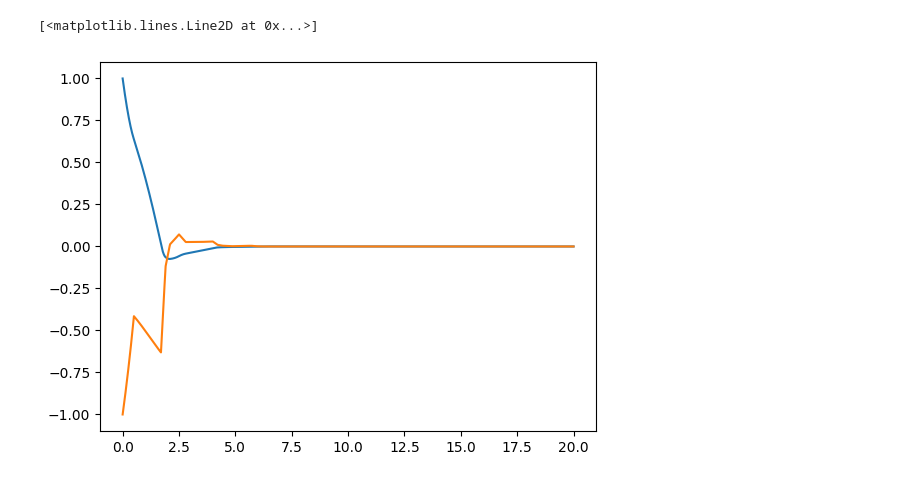
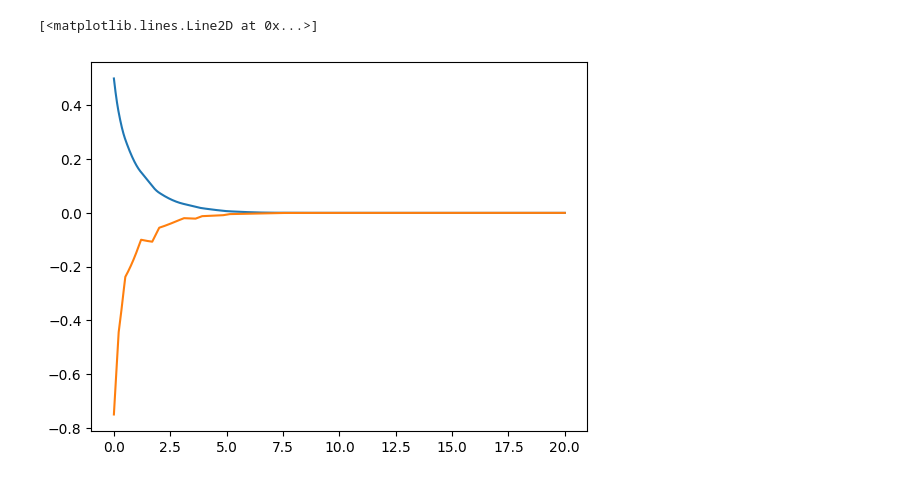
Before and after one commit to andel-vitorio/event-based-control, a Jupyter notebook: core/DataAnalisys.ipynb, the cells around one changed output. Saved outputs shown, nothing was run; the diff lists cells and outputs as text; code cells hidden in the pictures.

```diff
--- a/core/DataAnalisys.ipynb
+++ b/core/DataAnalisys.ipynb
@@ -1,20 +1,20 @@
 # %%
 import matplotlib.pyplot as plt
 import numpy as np
 
 
 def load_signal(filepath):
   return np.fromfile(filepath, dtype='float64')
 
 
-time = load_signal('simulations/lpv-system-open-loop/time.bin')
-x1 = load_signal('simulations/lpv-system-open-loop/x1.bin')
-x2 = load_signal('simulations/lpv-system-open-loop/x2.bin')
+time = load_signal('simulations/lpv-system-mtd-closed-loop/time.bin')
+x1 = load_signal('simulations/lpv-system-mtd-closed-loop/x1.bin')
+x2 = load_signal('simulations/lpv-system-mtd-closed-loop/x2.bin')
 
 # # Visualização rápida
 plt.plot(time, x1)
 plt.plot(time, x2)
 # plt.show()
 # %% [output]
 [<matplotlib.lines.Line2D at 0x...>]
-[figure, old version]
+[figure, new version]
```
Also changed, not shown: 10 other files.
